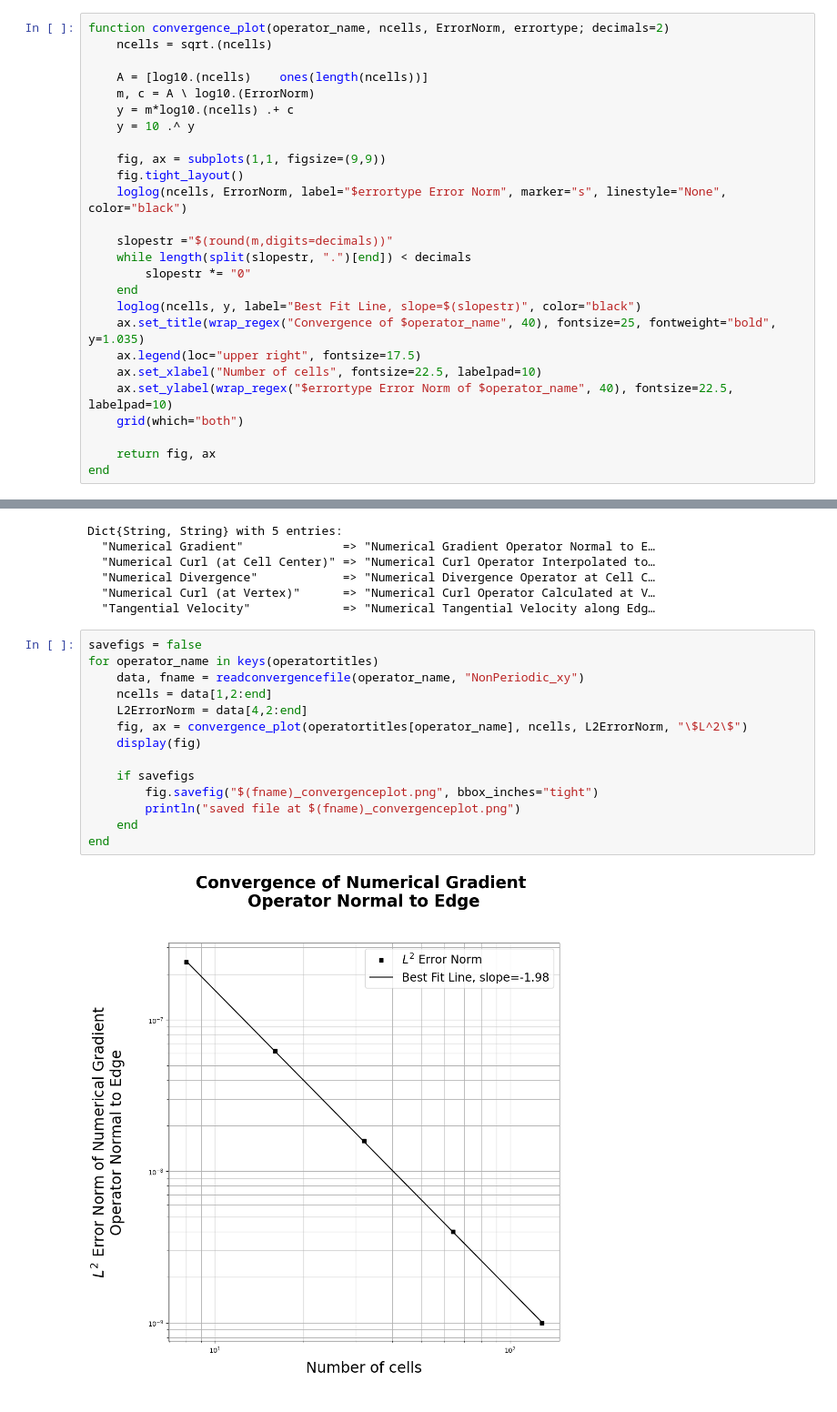
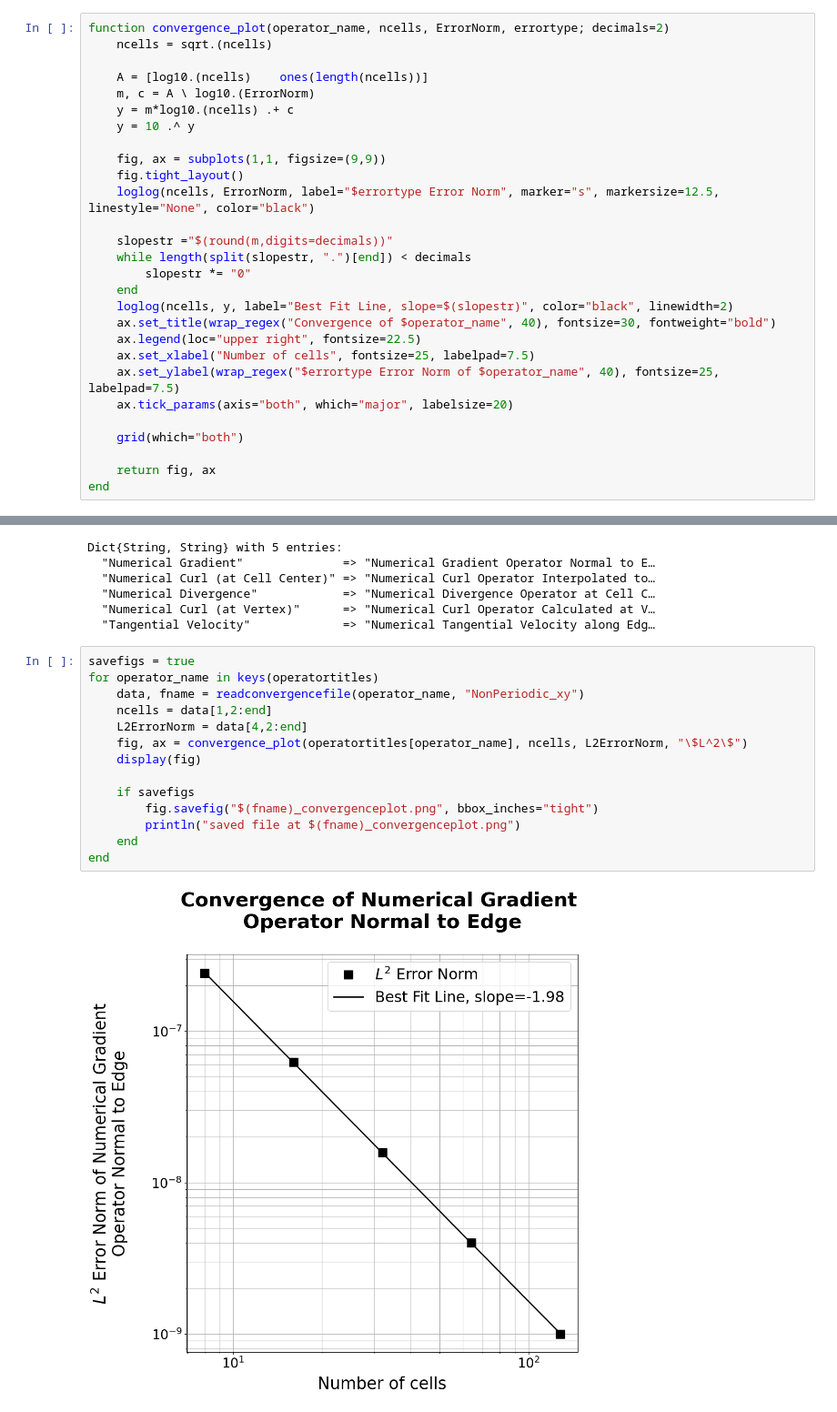
Before and after one commit to robertstrauss/MPAS_Ocean_Julia, a Jupyter notebook: output/operator_convergence/operator_convergence_plotting.ipynb, the cells around one changed output, grey strips where cells are left out. Shown at 91% size. Drawn from its saved outputs; the diff is of its cells as text.

Commit message:
remade operator convergence plots more clear, vectorized as pdf

```diff
--- a/output/operator_convergence/operator_convergence_plotting.ipynb
+++ b/output/operator_convergence/operator_convergence_plotting.ipynb
@@ -24,17 +24,19 @@ function convergence_plot(operator_name, ncells, ErrorNorm, errortype; decimals=
 
     fig, ax = subplots(1,1, figsize=(9,9))
     fig.tight_layout()
-    loglog(ncells, ErrorNorm, label="$errortype Error Norm", marker="s", linestyle="None", color="black")
+    loglog(ncells, ErrorNorm, label="$errortype Error Norm", marker="s", markersize=12.5, linestyle="None", color="black")
 
     slopestr ="$(round(m,digits=decimals))"
     while length(split(slopestr, ".")[end]) < decimals
         slopestr *= "0"
     end
-    loglog(ncells, y, label="Best Fit Line, slope=$(slopestr)", color="black")
-    ax.set_title(wrap_regex("Convergence of $operator_name", 40), fontsize=25, fontweight="bold", y=1.035)
-    ax.legend(loc="upper right", fontsize=17.5)
-    ax.set_xlabel("Number of cells", fontsize=22.5, labelpad=10)
-    ax.set_ylabel(wrap_regex("$errortype Error Norm of $operator_name", 40), fontsize=22.5, labelpad=10)
+    loglog(ncells, y, label="Best Fit Line, slope=$(slopestr)", color="black", linewidth=2)
+    ax.set_title(wrap_regex("Convergence of $operator_name", 40), fontsize=30, fontweight="bold")
+    ax.legend(loc="upper right", fontsize=22.5)
+    ax.set_xlabel("Number of cells", fontsize=25, labelpad=7.5)
+    ax.set_ylabel(wrap_regex("$errortype Error Norm of $operator_name", 40), fontsize=25, labelpad=7.5)
+    ax.tick_params(axis="both", which="major", labelsize=20)
+
     grid(which="both")
 
     return fig, ax
@@ -65,18 +67,18 @@ Dict{String, String} with 5 entries:
   "Numerical Curl (at Vertex)"      => "Numerical Curl Operator Calculated at V…
   "Tangential Velocity"             => "Numerical Tangential Velocity along Edg…
 # %%
-savefigs = false
+savefigs = true
 for operator_name in keys(operatortitles)
     data, fname = readconvergencefile(operator_name, "NonPeriodic_xy")
     ncells = data[1,2:end]
     L2ErrorNorm = data[4,2:end]
     fig, ax = convergence_plot(operatortitles[operator_name], ncells, L2ErrorNorm, "\$L^2\$")
     display(fig)
 
     if savefigs
         fig.savefig("$(fname)_convergenceplot.png", bbox_inches="tight")
         println("saved file at $(fname)_convergenceplot.png")
     end
 end
 # %% [output]
-[figure, old version]
+[figure, new version]
```
Also changed, not shown: parts of 2 cells of this notebook, 17 other files.
